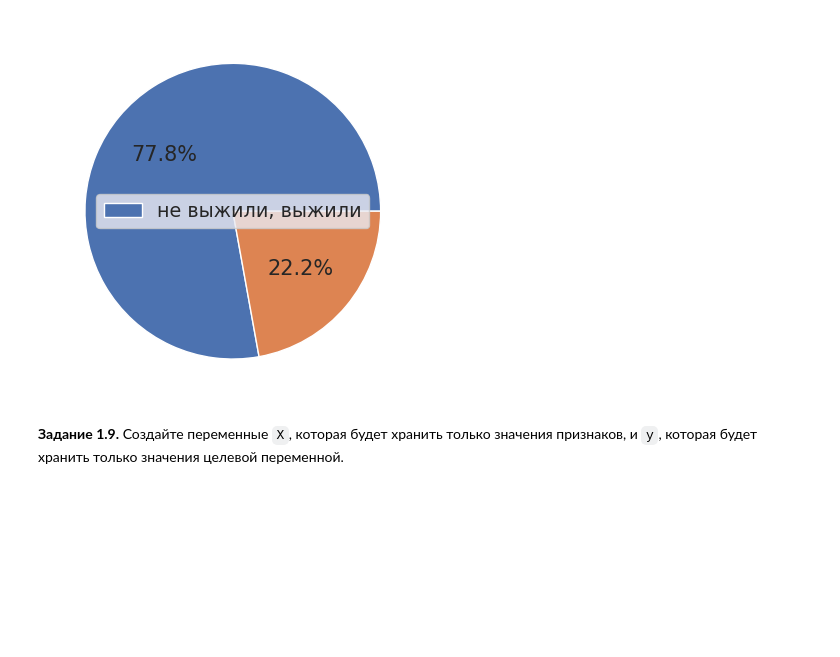
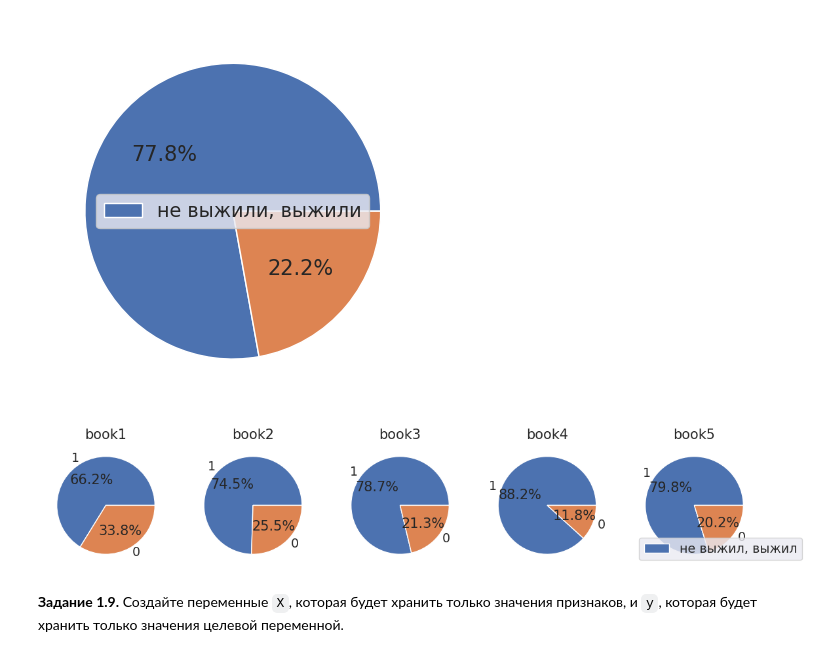
Before and after one commit to maksimvaig/-, a Jupyter notebook: week_01_ml_intro/Homework/hw_1_game_of_thrones.ipynb, the cells around one changed output. Cells and saved outputs as stored; diff of their text form; code cells hidden in the pictures; blank space fills up the shorter version.

```diff
--- a/week_01_ml_intro/Homework/hw_1_game_of_thrones.ipynb
+++ b/week_01_ml_intro/Homework/hw_1_game_of_thrones.ipynb
@@ -418,6 +418,33 @@ plt.legend(['не выжили, выжили'])
 plt.show()
 # %% [output]
 [figure]
+# %%
+data1 = data[data['book1'] == 1]['isAlive'].value_counts()
+data2 = data[data['book2'] == 1]['isAlive'].value_counts()
+data3 = data[data['book3'] == 1]['isAlive'].value_counts()
+data4 = data[data['book4'] == 1]['isAlive'].value_counts()
+data5 = data[data['book5'] == 1]['isAlive'].value_counts()
+
+# Строим круговую диаграмму
+fig, (ax1, ax2, ax3, ax4, ax5) = plt.subplots(1, 5, figsize=(14,12))
+
+ax1.pie(data1.values, labels=data1.index, autopct='%1.1f%%')
+ax2.pie(data2.values, labels=data2.index, autopct='%1.1f%%')
+ax3.pie(data3.values, labels=data3.index, autopct='%1.1f%%')
+ax4.pie(data4.values, labels=data4.index, autopct='%1.1f%%')
+ax5.pie(data5.values, labels=data5.index, autopct='%1.1f%%')
+
+ax1.set_title("book1")
+ax2.set_title("book2")
+ax3.set_title("book3")
+ax4.set_title("book4")
+ax5.set_title("book5")
+
+plt.legend(['не выжил, выжил'])
+
+plt.show()
+# %% [output]
+[figure, added]
 # %% [markdown]
 **Задание 1.9.** Создайте переменные `X`, которая будет хранить только значения признаков, и `y`, которая будет хранить только значения целевой переменной.
 # %%
```
